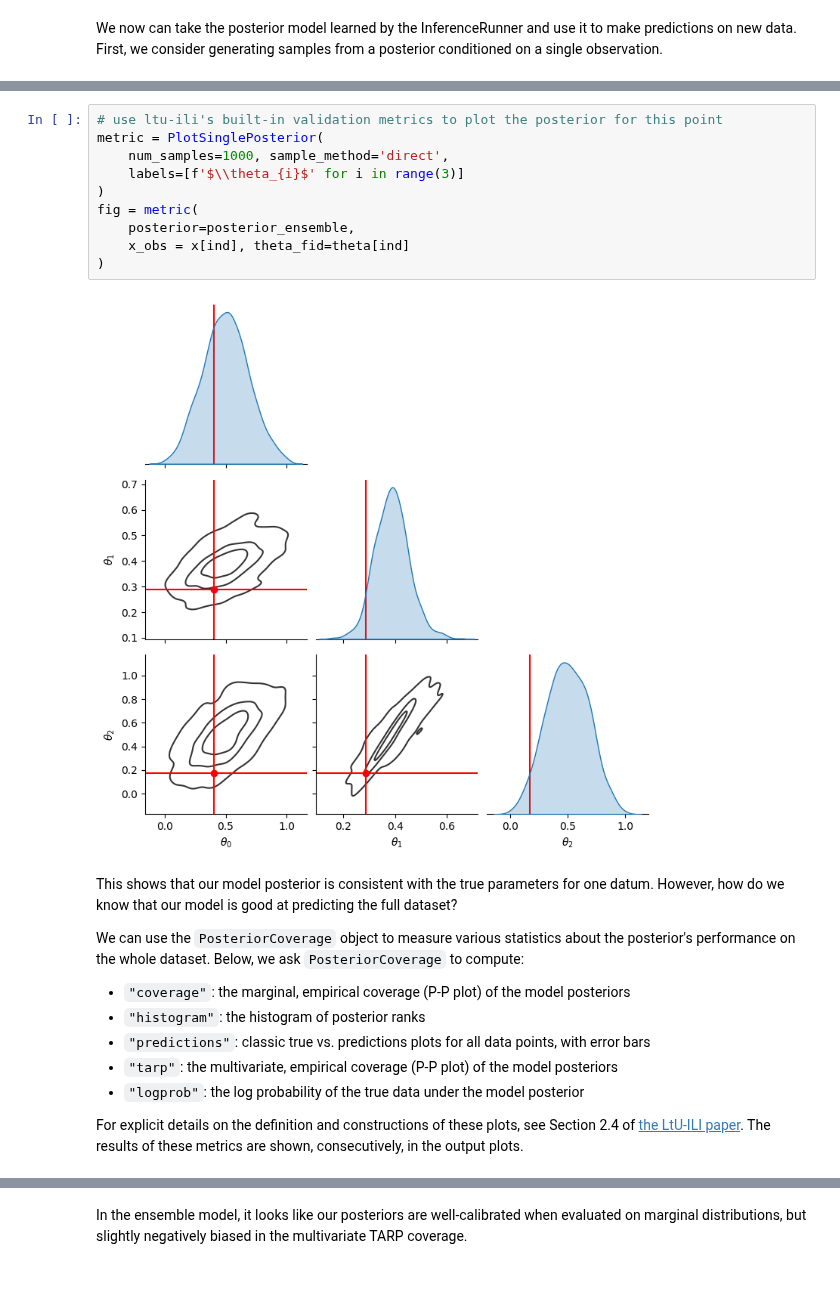
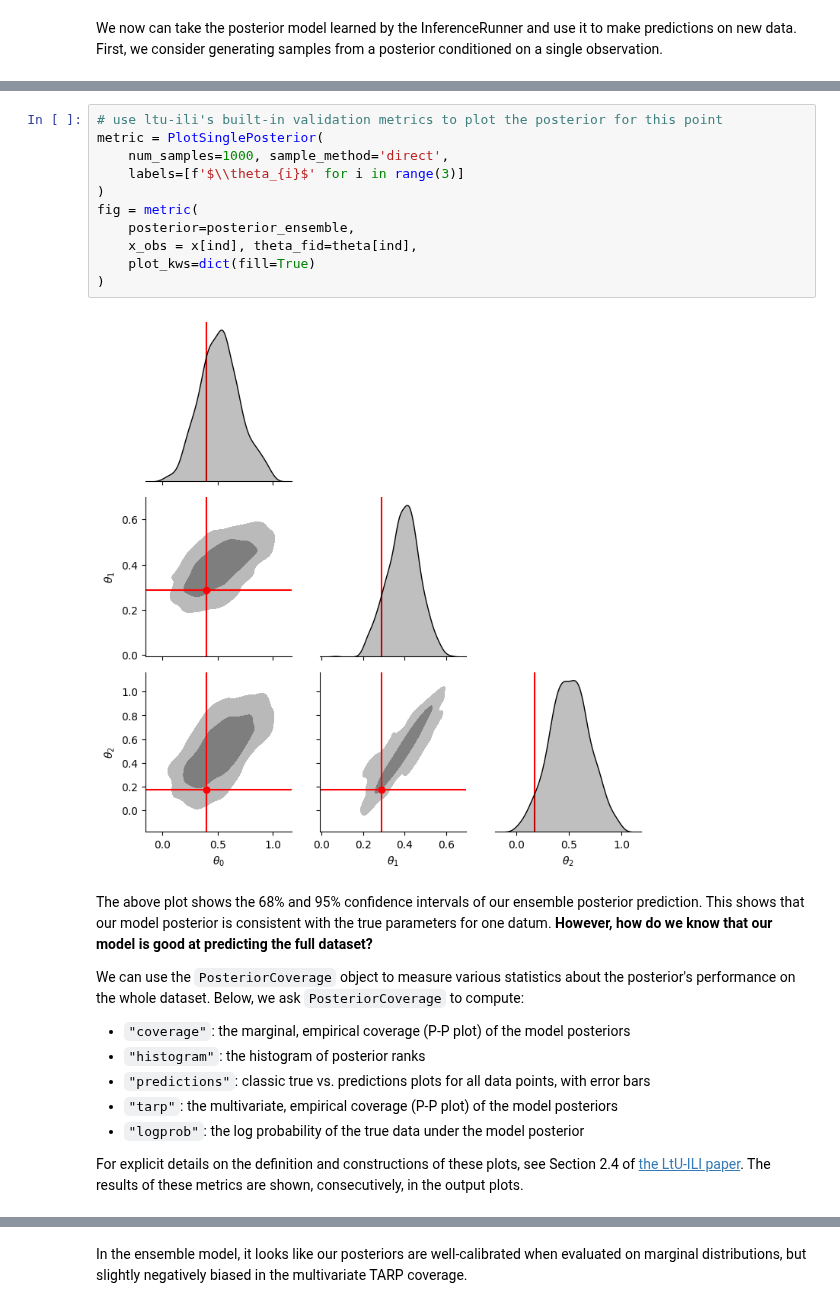
Before and after one commit to maho3/ltu-ili, a Jupyter notebook: notebooks/sbi.ipynb, the cells around one changed output, grey strips where cells are left out. Saved outputs shown, nothing was run; the diff lists cells and outputs as text; blank space fills up the shorter version.

```diff
--- a/notebooks/sbi.ipynb
+++ b/notebooks/sbi.ipynb
@@ -158,17 +156,18 @@ plt.colorbar(im, label='log probability', use_gridspec=True, cax=axs[2])
 # %%
 # use ltu-ili's built-in validation metrics to plot the posterior for this point
 metric = PlotSinglePosterior(
     num_samples=1000, sample_method='direct',
     labels=[f'$\\theta_{i}$' for i in range(3)]
 )
 fig = metric(
     posterior=posterior_ensemble,
-    x_obs = x[ind], theta_fid=theta[ind]
+    x_obs = x[ind], theta_fid=theta[ind],
+    plot_kws=dict(fill=True)
 )
 # %% [output]
-[figure, old version]
+[figure, new version]
 # %% [markdown]
-This shows that our model posterior is consistent with the true parameters for one datum. However, how do we know that our model is good at predicting the full dataset?
+The above plot shows the 68% and 95% confidence intervals of our ensemble posterior prediction. This shows that our model posterior is consistent with the true parameters for one datum. **However, how do we know that our model is good at predicting the full dataset?**
 
 
 We can use the `PosteriorCoverage` object to measure various statistics about the posterior's performance on the whole dataset. Below, we ask `PosteriorCoverage` to compute:
```
Also changed, not shown: parts of 17 cells of this notebook, 3 other files.
